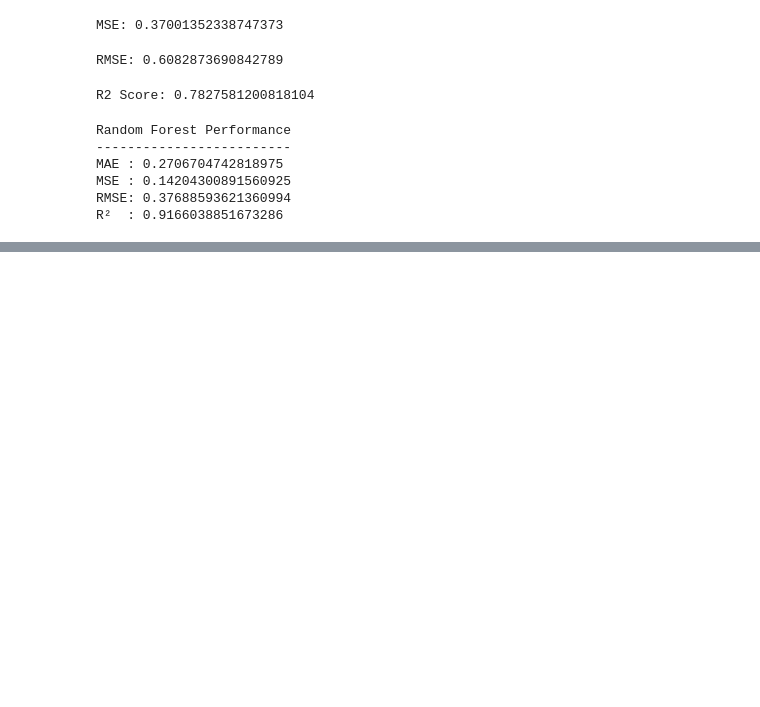
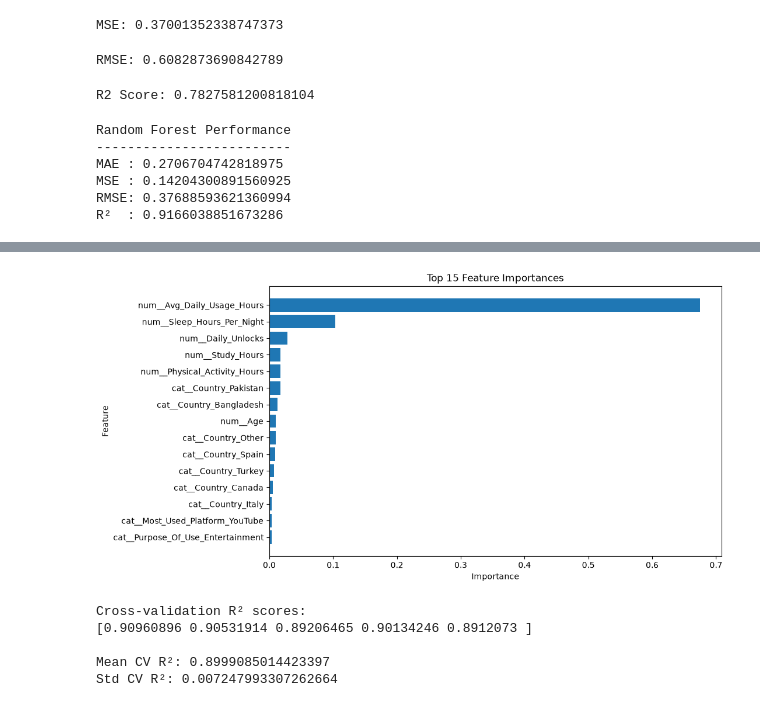
Before and after one commit to rishir143/mental-health-score, a Jupyter notebook: notebooks/01_eda.ipynb, the cells around one changed output, grey strips where cells are left out. Drawn from its saved outputs; the diff is of its cells as text; code cells hidden in the pictures; blank space fills up the shorter version.

```diff
--- a/notebooks/01_eda.ipynb
+++ b/notebooks/01_eda.ipynb
@@ -408,0 +431,14 @@ R²  : 0.9166038851673286
+# %%
+feature_names = preprocessor.get_feature_names_out()
+
+importance_df = pd.DataFrame({
+    'Feature': feature_names,
+    'Importance': rf_model.feature_importances_
+})
+
+importance_df = importance_df.sort_values(
+    by='Importance',
+    ascending=False
+)
+
+print(importance_df.head(20))
@@ -408,0 +463,40 @@ R²  : 0.9166038851673286
+# %%
+import matplotlib.pyplot as plt
+
+top_features = importance_df.head(15)
+
+plt.figure(figsize=(10, 6))
+plt.barh(
+    top_features['Feature'][::-1],
+    top_features['Importance'][::-1]
+)
+
+plt.xlabel('Importance')
+plt.ylabel('Feature')
+plt.title('Top 15 Feature Importances')
+plt.show()
+# %% [output]
+[figure, added]
+# %%
+from sklearn.model_selection import cross_val_score
+
+cv_scores = cross_val_score(
+    rf_model,
+    X_train_processed,
+    y_train,
+    cv=5,
+    scoring='r2',
+    n_jobs=-1
+)
+
+print("Cross-validation R² scores:")
+print(cv_scores)
+
+print("\nMean CV R²:", cv_scores.mean())
+print("Std CV R²:", cv_scores.std())
+# %% [output]
+Cross-validation R² scores:
+[0.90960896 0.90531914 0.89206465 0.90134246 0.8912073 ]
+
+Mean CV R²: 0.8999085014423397
+Std CV R²: 0.007247993307262664
```
Also changed, not shown: parts of 4 cells of this notebook.
